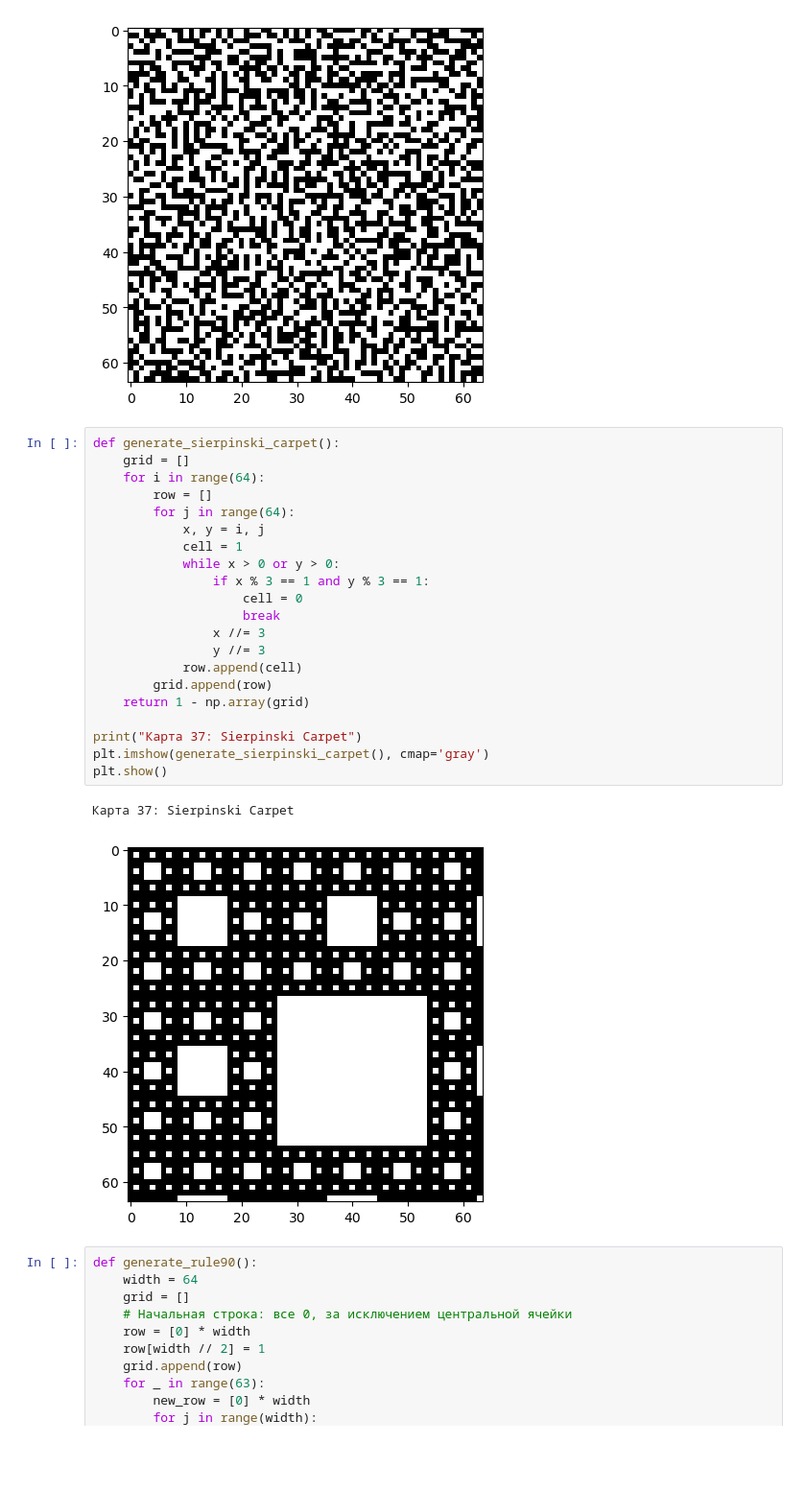
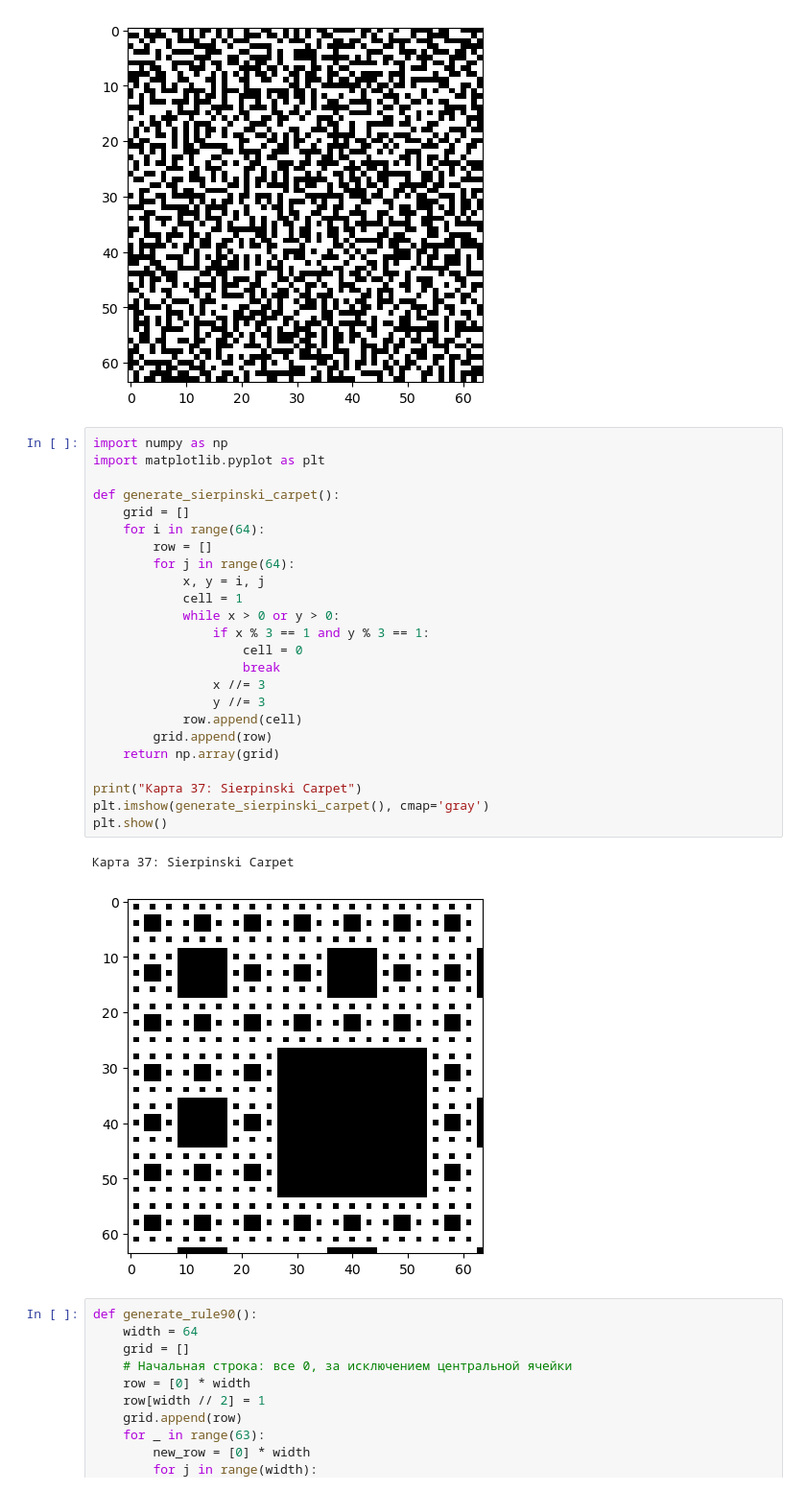
Before and after one commit to DrozdovDan/TransPath_Adaptation, a Jupyter notebook: Test_generator.ipynb, the cells around one changed output. Shown: that part at 96% size. Drawn from its saved outputs; the diff is of its cells as text; blank space fills up the shorter version.

```diff
--- a/Test_generator.ipynb
+++ b/Test_generator.ipynb
@@ -1012,29 +1012,32 @@ plt.show()
 Карта 36: Адаптивный шум
 [figure]
 # %%
+import numpy as np
+import matplotlib.pyplot as plt
+
 def generate_sierpinski_carpet():
     grid = []
     for i in range(64):
         row = []
         for j in range(64):
             x, y = i, j
             cell = 1
             while x > 0 or y > 0:
                 if x % 3 == 1 and y % 3 == 1:
                     cell = 0
                     break
                 x //= 3
                 y //= 3
             row.append(cell)
         grid.append(row)
-    return 1 - np.array(grid)
+    return np.array(grid)
 
 print("Карта 37: Sierpinski Carpet")
 plt.imshow(generate_sierpinski_carpet(), cmap='gray')
 plt.show()
 # %% [output]
 Карта 37: Sierpinski Carpet
-[figure, old version]
+[figure, new version]
 # %%
 def generate_rule90():
     width = 64
```
Also changed, not shown: parts of 2 cells of this notebook, 7 other files.
